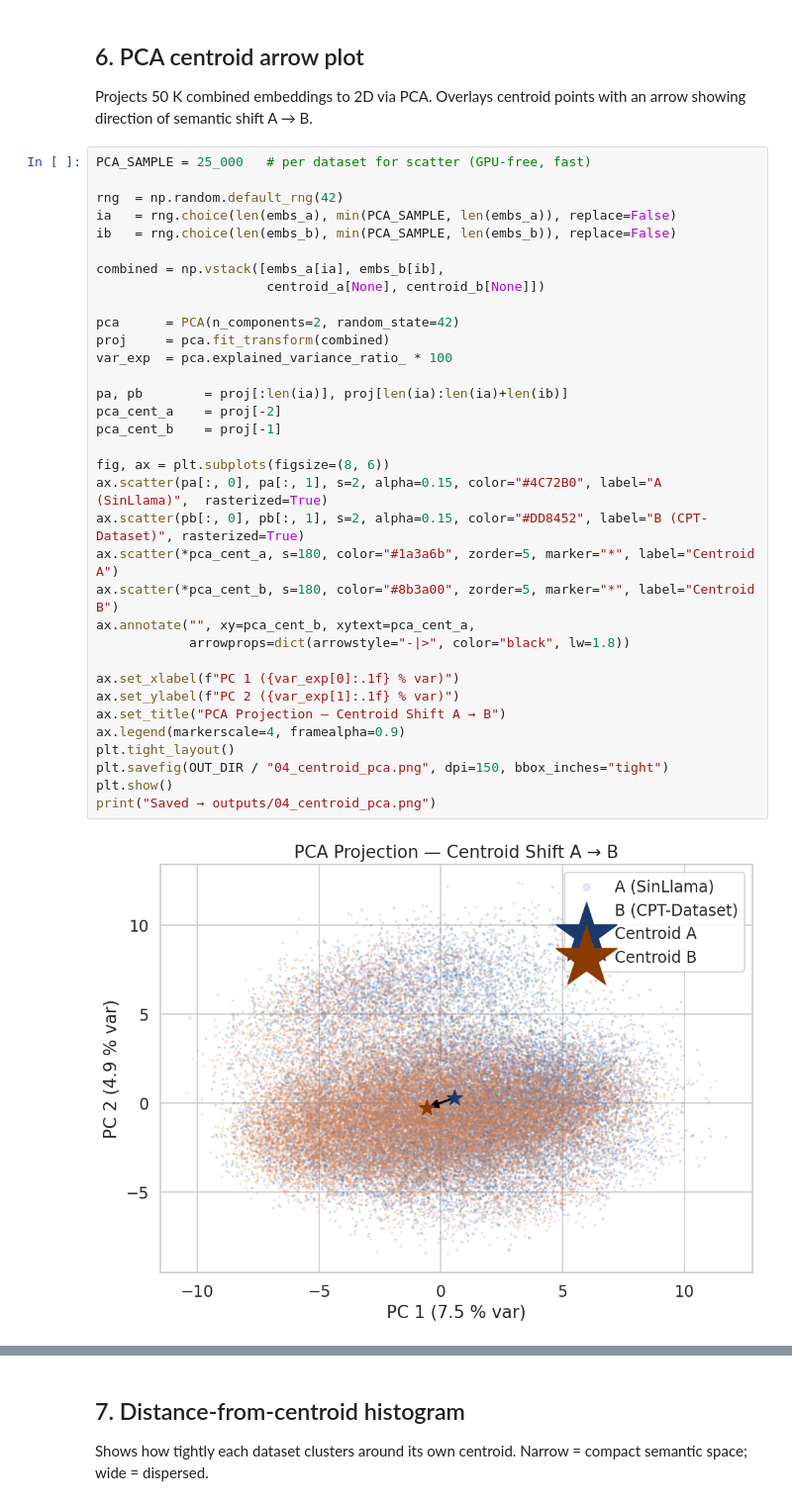
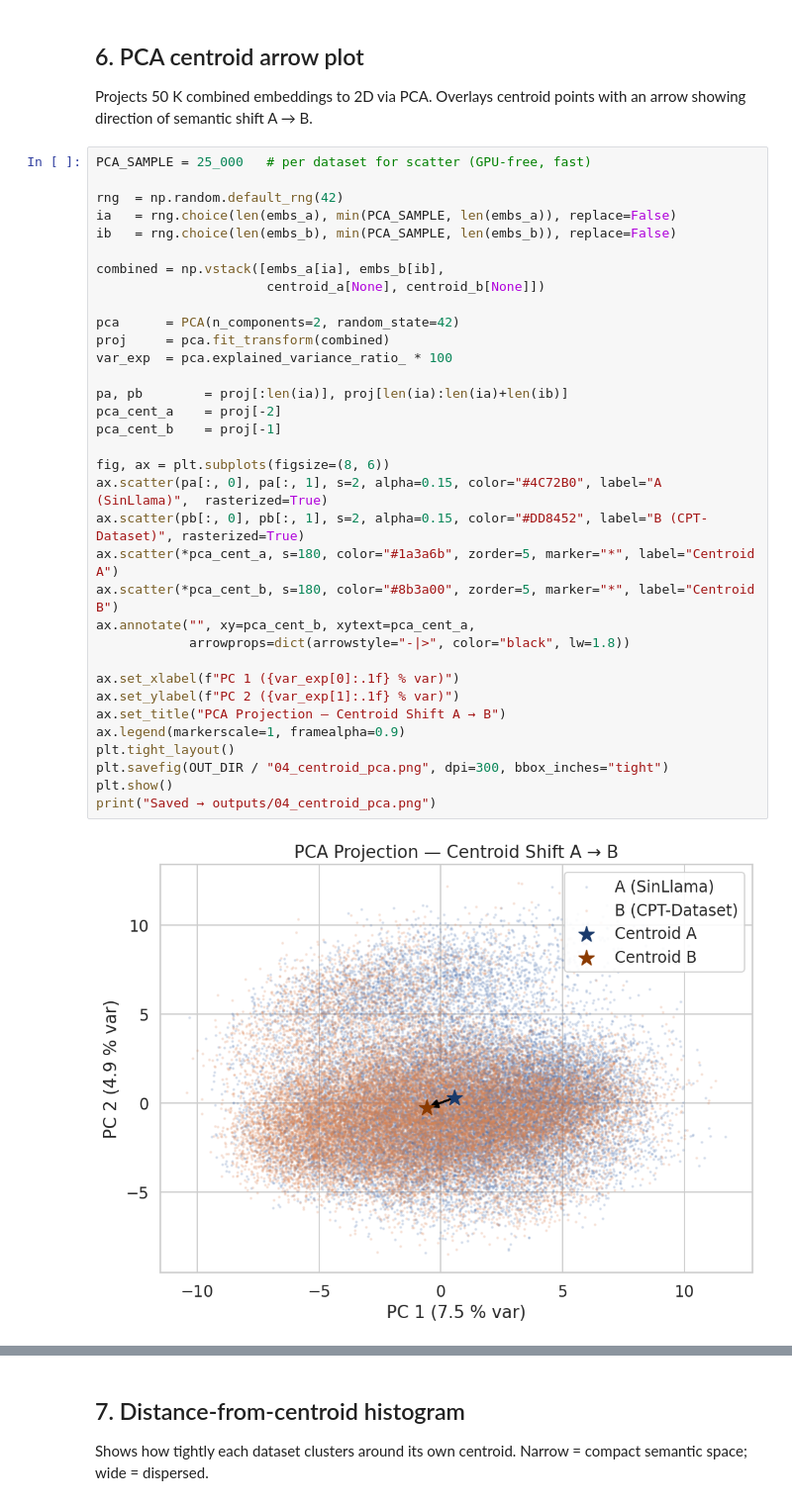
Before and after one commit to Thisen-Ekanayake/sinllama-continual-pretraining, a Jupyter notebook: data_analysis/02_embedding_analysis.ipynb, the cells around one changed output, grey strips where cells are left out. Shown at 99% size. Drawn from its saved outputs; the diff is of its cells as text.

```diff
--- a/data_analysis/02_embedding_analysis.ipynb
+++ b/data_analysis/02_embedding_analysis.ipynb
@@ -271,36 +271,36 @@ PCA_SAMPLE = 25_000   # per dataset for scatter (GPU-free, fast)
 rng  = np.random.default_rng(42)
 ia   = rng.choice(len(embs_a), min(PCA_SAMPLE, len(embs_a)), replace=False)
 ib   = rng.choice(len(embs_b), min(PCA_SAMPLE, len(embs_b)), replace=False)
 
 combined = np.vstack([embs_a[ia], embs_b[ib],
                       centroid_a[None], centroid_b[None]])
 
 pca      = PCA(n_components=2, random_state=42)
 proj     = pca.fit_transform(combined)
 var_exp  = pca.explained_variance_ratio_ * 100
 
 pa, pb        = proj[:len(ia)], proj[len(ia):len(ia)+len(ib)]
 pca_cent_a    = proj[-2]
 pca_cent_b    = proj[-1]
 
 fig, ax = plt.subplots(figsize=(8, 6))
 ax.scatter(pa[:, 0], pa[:, 1], s=2, alpha=0.15, color="#4C72B0", label="A (SinLlama)",  rasterized=True)
 ax.scatter(pb[:, 0], pb[:, 1], s=2, alpha=0.15, color="#DD8452", label="B (CPT-Dataset)", rasterized=True)
 ax.scatter(*pca_cent_a, s=180, color="#1a3a6b", zorder=5, marker="*", label="Centroid A")
 ax.scatter(*pca_cent_b, s=180, color="#8b3a00", zorder=5, marker="*", label="Centroid B")
 ax.annotate("", xy=pca_cent_b, xytext=pca_cent_a,
             arrowprops=dict(arrowstyle="-|>", color="black", lw=1.8))
 
 ax.set_xlabel(f"PC 1 ({var_exp[0]:.1f} % var)")
 ax.set_ylabel(f"PC 2 ({var_exp[1]:.1f} % var)")
 ax.set_title("PCA Projection — Centroid Shift A → B")
-ax.legend(markerscale=4, framealpha=0.9)
+ax.legend(markerscale=1, framealpha=0.9)
 plt.tight_layout()
-plt.savefig(OUT_DIR / "04_centroid_pca.png", dpi=150, bbox_inches="tight")
+plt.savefig(OUT_DIR / "04_centroid_pca.png", dpi=300, bbox_inches="tight")
 plt.show()
 print("Saved → outputs/04_centroid_pca.png")
 # %% [output]
-[figure, old version]
+[figure, new version]
 Saved → outputs/04_centroid_pca.png
 # %% [markdown]
 ## 7. Distance-from-centroid histogram
```
Also changed, not shown: parts of 1 cell of this notebook, 1 other file.
